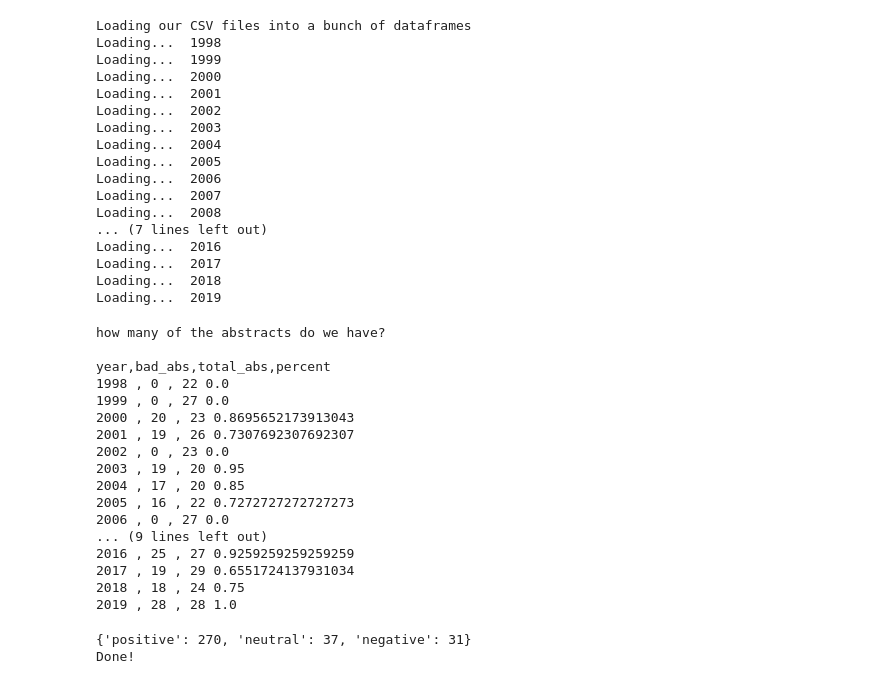
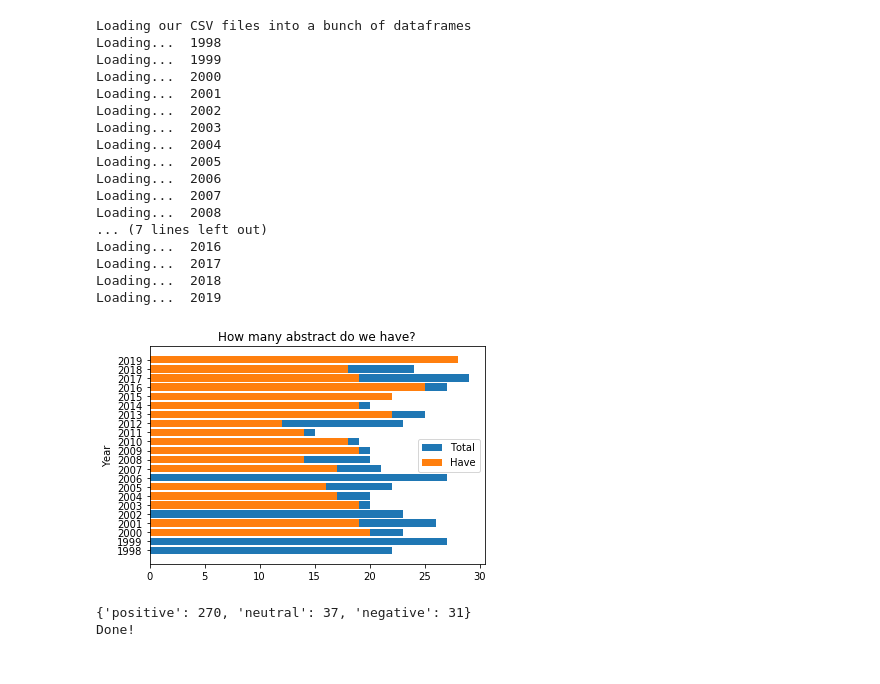
Before and after one commit to AccessLibCon/text_analysis, a Jupyter notebook: Access Talk Text Analysis.ipynb, the cells around one changed output. Saved outputs shown, nothing was run; the diff lists cells and outputs as text; code cells hidden in the pictures.

Commit message:
bar graph of abs v totals

```diff
--- a/Access Talk Text Analysis.ipynb
+++ b/Access Talk Text Analysis.ipynb
@@ -57,38 +58,41 @@ Loading...  2017
 Loading...  2018
 Loading...  2019
 # %%
-print("how many of the abstracts do we have?\n")
-print("year,bad_abs,total_abs,percent")
 
+# How many abstracts do we have of all the sessions
+
+year_list = []
+good_abs_list = []
+total_abs_list = []
+percent_list = []
 
 for d in df_dict:
     #print("\nYear",d,"\n")
     good_abs = 0
     abs_count = len(df_dict[d].abstract)
     for a in df_dict[d].abstract:
         if type(a) == type("str"):
             good_abs +=1
-    #print(good_abs)
-    #print(abs_count," total abstracts")
-    print(d,",",good_abs,",",abs_count, good_abs/abs_count)
+
+    year_list.append(d)
+    good_abs_list.append(good_abs)
+    total_abs_list.append(abs_count)
+    percent_list.append(good_abs/abs_count)
+
+    #print(d,",",good_abs,",",abs_count, good_abs/abs_count)
+
+
+index = np.arange(len(year_list))
+
+
+plt.barh(year_list, total_abs_list)
+plt.barh(year_list,good_abs_list)
+plt.ylabel('Year')
+plt.title("How many abstract do we have?")
+plt.legend(["Total","Have"])
+plt.show()
 # %% [output]
-how many of the abstracts do we have?
-
-year,bad_abs,total_abs,percent
-1998 , 0 , 22 0.0
-1999 , 0 , 27 0.0
-2000 , 20 , 23 0.8695652173913043
-2001 , 19 , 26 0.7307692307692307
-2002 , 0 , 23 0.0
-2003 , 19 , 20 0.95
-2004 , 17 , 20 0.85
-2005 , 16 , 22 0.7272727272727273
-2006 , 0 , 27 0.0
-... (9 lines left out)
-2016 , 25 , 27 0.9259259259259259
-2017 , 19 , 29 0.6551724137931034
-2018 , 18 , 24 0.75
-2019 , 28 , 28 1.0
+[figure, added]
 # %%
 
 #Binary Sentiment
```
Also changed, not shown: parts of 1 cell of this notebook.
